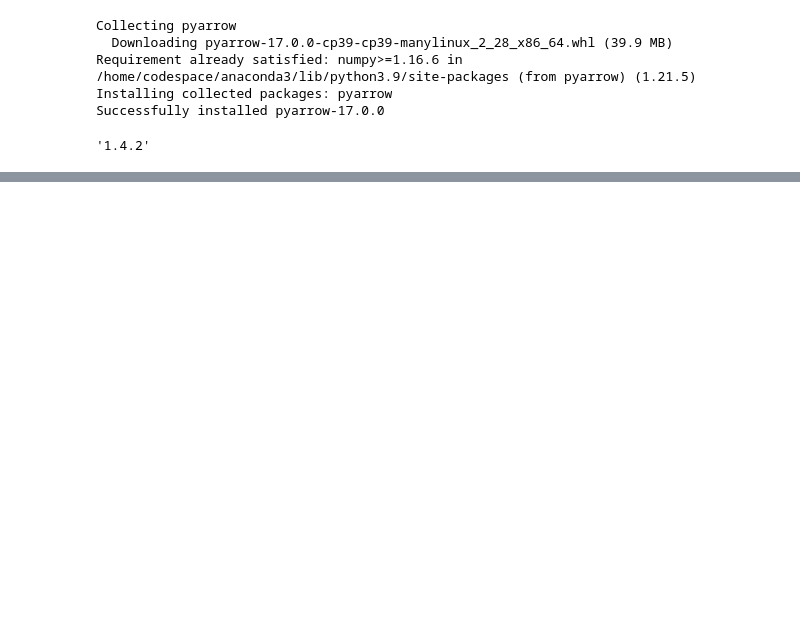
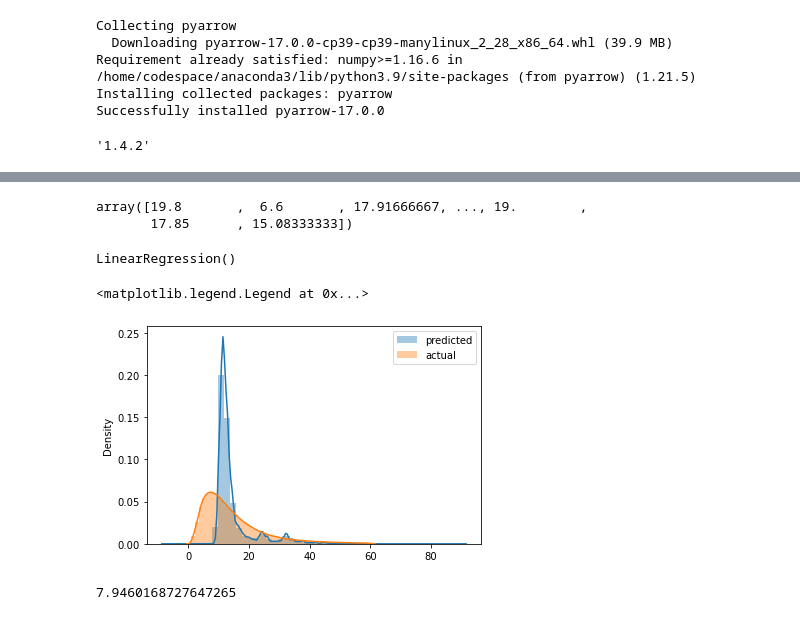
Before and after one commit to sergiocancan/mlops-zoomcamp, a Jupyter notebook: 01-intro/homework.ipynb, the cells around one changed output, grey strips where cells are left out. Cells and saved outputs as stored; diff of their text form; code cells hidden in the pictures; blank space fills up the shorter version.

```diff
--- a/01-intro/homework.ipynb
+++ b/01-intro/homework.ipynb
@@ -27,0 +128,5 @@ import sklearn
+# %%
+train_dicts = df[categorical + numerical].to_dict(orient = 'records')
+# %%
+dv = DictVectorizer()
+X_train = dv.fit_transform(train_dicts)
@@ -27,0 +158,8 @@ import sklearn
+# %%
+target = 'duration'
+y_train = df[target].values
+# %%
+y_train
+# %% [output]
+array([19.8       ,  6.6       , 17.91666667, ..., 19.        ,
+       17.85      , 15.08333333])
@@ -27,0 +168,15 @@ import sklearn
+# %%
+lr = LinearRegression()
+lr.fit(X_train, y_train)
+# %% [output]
+LinearRegression()
+# %%
+y_pred = lr.predict(X_train)
+sns.distplot(y_pred, label = 'predicted')
+sns.distplot(y_train, label = 'actual')
+
+
+plt.legend()
+# %% [output]
+<matplotlib.legend.Legend at 0x...>
+[figure, added]
@@ -27,0 +185,4 @@ import sklearn
+# %%
+mean_squared_error(y_train, y_pred, squared=False)
+# %% [output]
+7.9460168727647265
```
Also changed, not shown: parts of 18 cells of this notebook, 1 other file.
